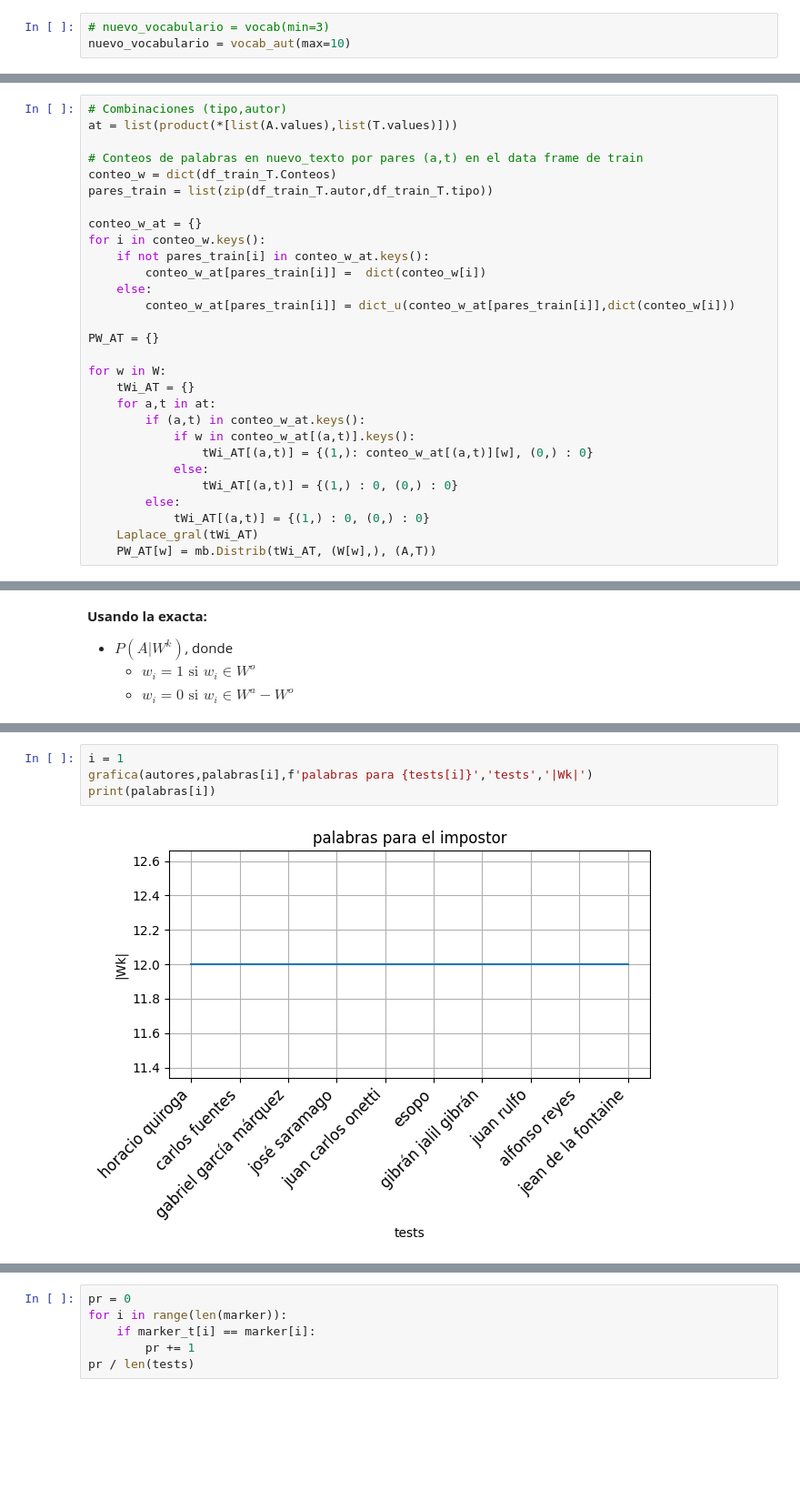
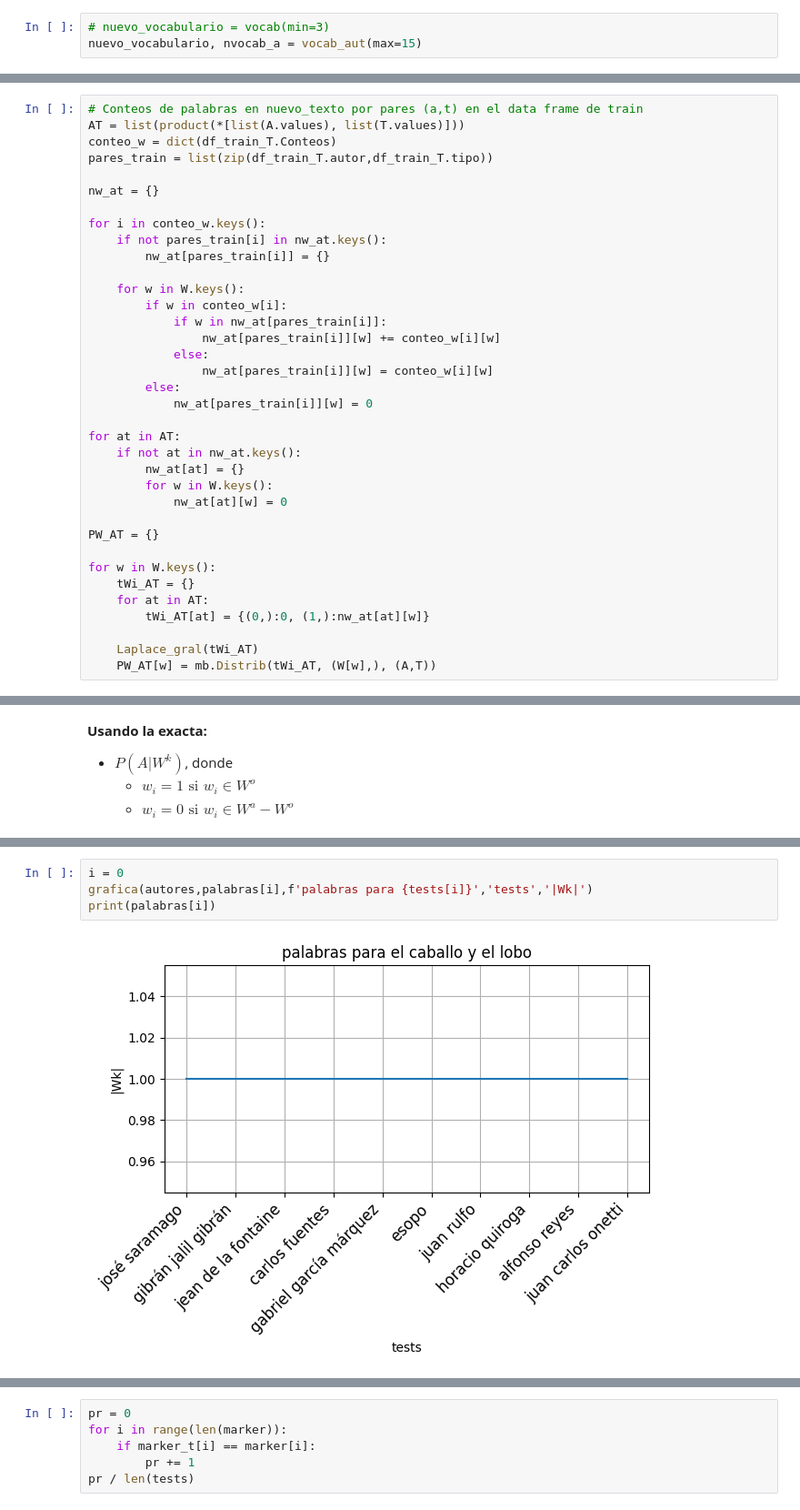
Before and after one commit to robertorys/Tesis, a Jupyter notebook: Test_mib_v2_3_2.ipynb, the cells around one changed output, grey strips where cells are left out. Shown at 91% size. Saved outputs shown, nothing was run; the diff lists cells and outputs as text; blank space fills up the shorter version.

```diff
--- a/Test_mib_v2_3_2.ipynb
+++ b/Test_mib_v2_3_2.ipynb
@@ -832,4 +834,4 @@ def vocab_aut(max:int=5) -> set:
 # %%
 # nuevo_vocabulario = vocab(min=3)
-nuevo_vocabulario = vocab_aut(max=10)
+nuevo_vocabulario, nvocab_a = vocab_aut(max=15)
 # %% [output]
@@ -1003,30 +983,37 @@ def dict_u(dict1, dict2):
 # %%
-# Combinaciones (tipo,autor)
-at = list(product(*[list(A.values),list(T.values)]))
-
 # Conteos de palabras en nuevo_texto por pares (a,t) en el data frame de train
+AT = list(product(*[list(A.values), list(T.values)]))
 conteo_w = dict(df_train_T.Conteos)
 pares_train = list(zip(df_train_T.autor,df_train_T.tipo))
 
-conteo_w_at = {}
+nw_at = {}
+
 for i in conteo_w.keys():
-    if not pares_train[i] in conteo_w_at.keys():
-        conteo_w_at[pares_train[i]] =  dict(conteo_w[i])
-    else:
-        conteo_w_at[pares_train[i]] = dict_u(conteo_w_at[pares_train[i]],dict(conteo_w[i]))
+    if not pares_train[i] in nw_at.keys():
+        nw_at[pares_train[i]] = {}
+
+    for w in W.keys():
+        if w in conteo_w[i]:
+            if w in nw_at[pares_train[i]]:
+                nw_at[pares_train[i]][w] += conteo_w[i][w]
+            else:
+                nw_at[pares_train[i]][w] = conteo_w[i][w]
+        else:
+            nw_at[pares_train[i]][w] = 0
+
+for at in AT:
+    if not at in nw_at.keys():
+        nw_at[at] = {}
+        for w in W.keys():
+            nw_at[at][w] = 0
 
 PW_AT = {}
 
-for w in W:
+for w in W.keys():
     tWi_AT = {}
-    for a,t in at:
-        if (a,t) in conteo_w_at.keys():
-            if w in conteo_w_at[(a,t)].keys():
-                tWi_AT[(a,t)] = {(1,): conteo_w_at[(a,t)][w], (0,) : 0}
-            else:
-                tWi_AT[(a,t)] = {(1,) : 0, (0,) : 0}
-        else:
-            tWi_AT[(a,t)] = {(1,) : 0, (0,) : 0}
+    for at in AT:
+        tWi_AT[at] = {(0,):0, (1,):nw_at[at][w]}
+
     Laplace_gral(tWi_AT)
     PW_AT[w] = mb.Distrib(tWi_AT, (W[w],), (A,T))
 # %% [markdown]
@@ -1196,6 +1184,6 @@ for i,test in enumerate(tests):
 # %%
-i = 1
+i = 0
 grafica(autores,palabras[i],f'palabras para {tests[i]}','tests','|Wk|')
 print(palabras[i])
 # %% [output]
-[figure, old version]
+[figure, new version]
```
Also changed, not shown: parts of 22 cells of this notebook.
